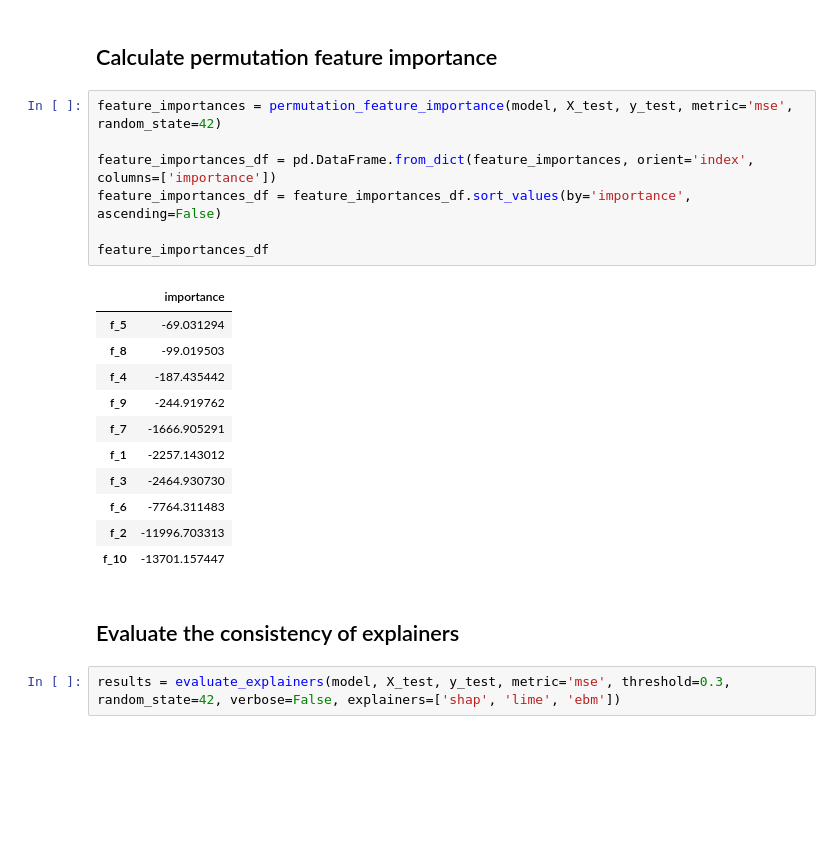
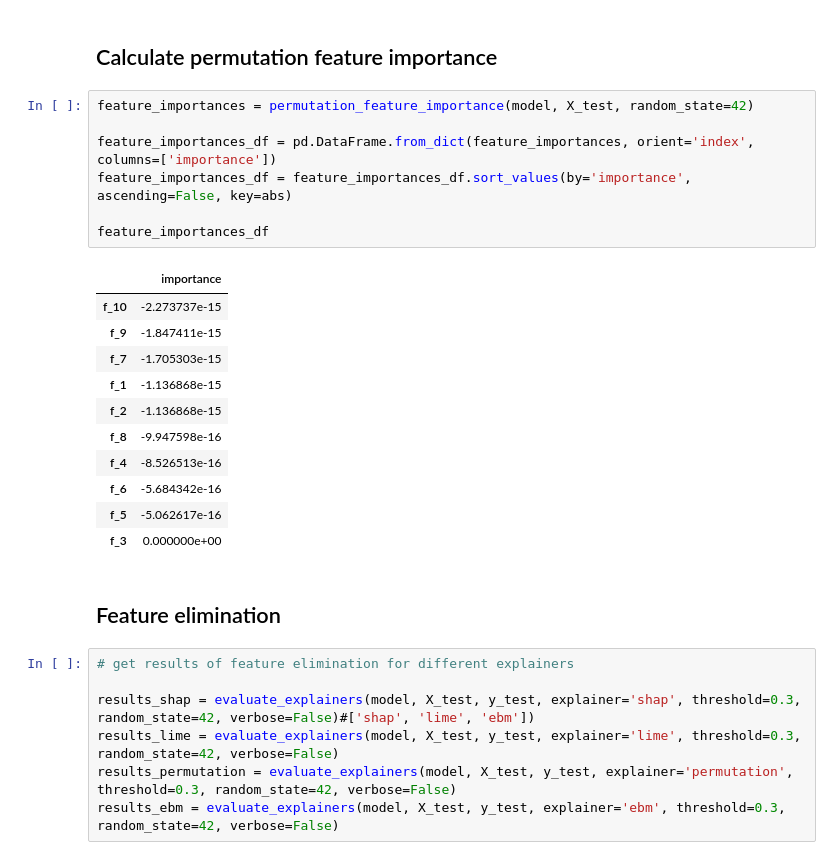
Before and after one commit to emunaran/xai-compare, a Jupyter notebook: explainer_comparison/comparison_tests/fluorescent_test.ipynb, the cells around one changed output. Drawn from its saved outputs; the diff is of its cells as text; blank space fills up the shorter version.

```diff
--- a/explainer_comparison/comparison_tests/fluorescent_test.ipynb
+++ b/explainer_comparison/comparison_tests/fluorescent_test.ipynb
@@ -86,25 +86,30 @@ plt.show()
 # %% [markdown]
 ## Calculate permutation feature importance
 # %%
-feature_importances = permutation_feature_importance(model, X_test, y_test, metric='mse', random_state=42)
+feature_importances = permutation_feature_importance(model, X_test, random_state=42)
 
 feature_importances_df = pd.DataFrame.from_dict(feature_importances, orient='index', columns=['importance'])
-feature_importances_df = feature_importances_df.sort_values(by='importance', ascending=False)
+feature_importances_df = feature_importances_df.sort_values(by='importance', ascending=False, key=abs)
 
 feature_importances_df
 # %% [output]
 |  | importance |
-| f_5 | -69.031294 |
-| f_8 | -99.019503 |
-| f_4 | -187.435442 |
-| f_9 | -244.919762 |
-| f_7 | -1666.905291 |
-| f_1 | -2257.143012 |
-| f_3 | -2464.930730 |
-| f_6 | -7764.311483 |
-| f_2 | -11996.703313 |
-| f_10 | -13701.157447 |
+| f_10 | -2.273737e-15 |
+| f_9 | -1.847411e-15 |
+| f_7 | -1.705303e-15 |
+| f_1 | -1.136868e-15 |
+| f_2 | -1.136868e-15 |
+| f_8 | -9.947598e-16 |
+| f_4 | -8.526513e-16 |
+| f_6 | -5.684342e-16 |
+| f_5 | -5.062617e-16 |
+| f_3 | 0.000000e+00 |
 # %% [markdown]
-## Evaluate the consistency of explainers
+## Feature elimination
 # %%
-results = evaluate_explainers(model, X_test, y_test, metric='mse', threshold=0.3, random_state=42, verbose=False, explainers=['shap', 'lime', 'ebm'])
+# get results of feature elimination for different explainers
+
+results_shap = evaluate_explainers(model, X_test, y_test, explainer='shap', threshold=0.3, random_state=42, verbose=False)#['shap', 'lime', 'ebm'])
+results_lime = evaluate_explainers(model, X_test, y_test, explainer='lime', threshold=0.3, random_state=42, verbose=False)
+results_permutation = evaluate_explainers(model, X_test, y_test, explainer='permutation', threshold=0.3, random_state=42, verbose=False)
+results_ebm = evaluate_explainers(model, X_test, y_test, explainer='ebm', threshold=0.3, random_state=42, verbose=False)
```
Also changed, not shown: parts of 11 cells of this notebook, 4 other files.
